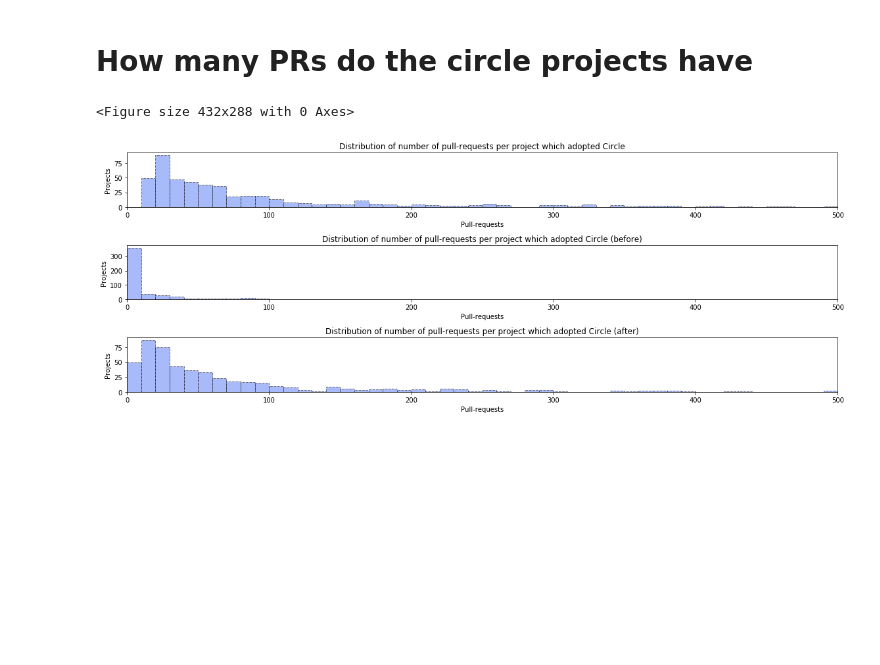
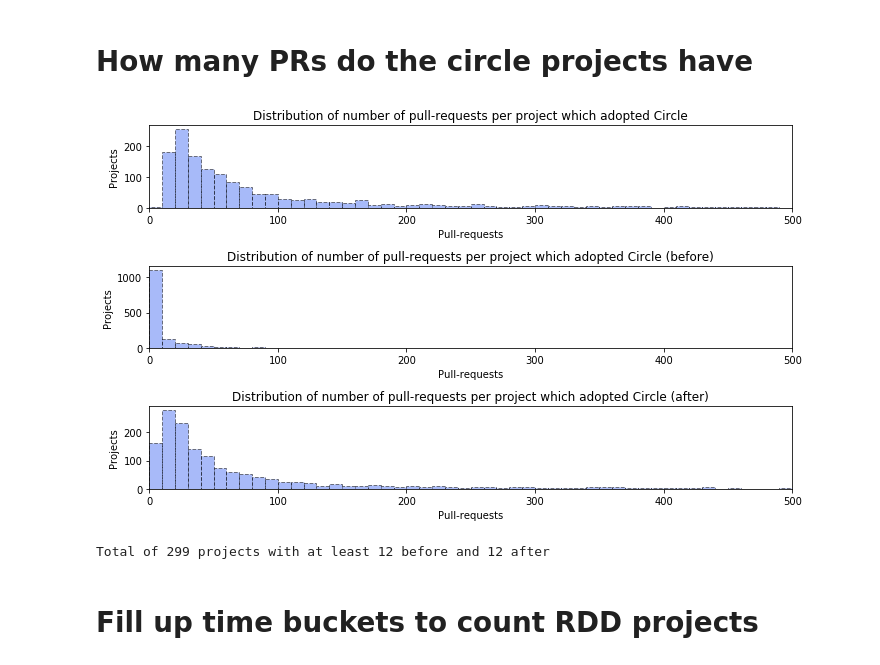
Before and after one commit to TheDutchDevil/code_reviews, a Jupyter notebook: analysis/icse/prelim_stats.ipynb, the cells around one changed output. Drawn from its saved outputs; the diff is of its cells as text; code cells hidden in the pictures; blank space fills up the shorter version.

```diff
--- a/analysis/icse/prelim_stats.ipynb
+++ b/analysis/icse/prelim_stats.ipynb
@@ -27,9 +27,13 @@ for project in scraped_projects:
                                                        'project_owner': project["full_name"].split("/")[0]},
                                                       {'commits':1, 'raw_comments':1, 'created_at': 1}))
 
+    print("got pull-requests")
+
     sha_list = list([commit for pr in pull_requests for commit in pr["commits"]])
 
-    commits = [commits_collection.find_one({'sha': sha_hash}) for sha_hash in sha_list]
+    commits = [commits_collection.find_one({'sha': sha_hash}, {'statuses': 1}) for sha_hash in sha_list]
+
+    print("got commits")
 
     statuses = list([status for commit in commits for status in commit["statuses"]])
 
@@ -40,7 +44,7 @@ for project in scraped_projects:
         project["status_circle_date"] = None
         project["circle_is_oldest_ci"] = False
 
-        projects_collection.replace_one({"full_name" : project["full_name"]}, project)
+        projects_collection.replace_one({"_id" : project["_id"]}, project)
 
         continue
 
@@ -61,7 +65,7 @@ for project in scraped_projects:
         project["status_circle_date"] = None
         project["circle_is_oldest_ci"] = False
 
-        projects_collection.replace_one({"full_name" : project["full_name"]}, project)
+        projects_collection.replace_one({"_id" : project["_id"]}, project)
 
         continue
 
@@ -94,5 +98,5 @@ for project in scraped_projects:
 
 
 
-    projects_collection.replace_one({"full_name" : project["full_name"]}, project)
+    projects_collection.replace_one({"_id" : project["_id"]}, project)
 # %% [output]
@@ -109,6 +129,8 @@ circle_projects = list(projects_collection.find({'succeeded': True,
 nr_prs = []
 nr_prs_before = []
 nr_prs_after = []
+
+available_projects = 0
 
 for project in circle_projects:
 
@@ -126,10 +148,11 @@ for project in circle_projects:
     nr_prs_before.append(len(prs_before))
     nr_prs_after.append(len(prs_after))
 
+    if len(prs_before) >= 12 and len(prs_after) >= 12:
+        available_projects += 1
 
-fig = plt.figure()
 
-fig = plt.figure(figsize=(16, 6))
+fig = plt.figure(figsize=(10,6))
 
 ax = plt.subplot(3, 1, 1)
 
@@ -141,32 +164,36 @@ ax.set_title("Distribution of number of pull-requests per project which adopted
 
 plt.xlabel("Pull-requests")
 plt.ylabel("Projects")
 
 ax = plt.subplot(3, 1, 2)
 
 plt.hist(nr_prs_before, bins = 50, color='#5277f5', alpha=0.5, range=(0,500), ls='dashed', edgecolor='black')
 
 plt.xlim(0, 500)
 
 ax.set_title("Distribution of number of pull-requests per project which adopted Circle (before)")
 
 plt.xlabel("Pull-requests")
 plt.ylabel("Projects")
 
 ax = plt.subplot(3, 1, 3)
 
 plt.hist(nr_prs_after, bins = 50, color='#5277f5', alpha=0.5, range=(0,500), ls='dashed', edgecolor='black')
 
 plt.xlim(0, 500)
 
 ax.set_title("Distribution of number of pull-requests per project which adopted Circle (after)")
 
 plt.xlabel("Pull-requests")
 plt.ylabel("Projects")
 
 plt.tight_layout()
 
 plt.show()
+
+print("Total of {} projects with at least 12 before and 12 after".format(available_projects))
 # %% [output]
+[figure, new version]
-<Figure size 432x288 with 0 Axes>
+Total of 299 projects with at least 12 before and 12 after
-[figure, old version]
+# %% [markdown]
+# Fill up time buckets to count RDD projects
```
Also changed, not shown: parts of 3 cells of this notebook, 2 other files.
